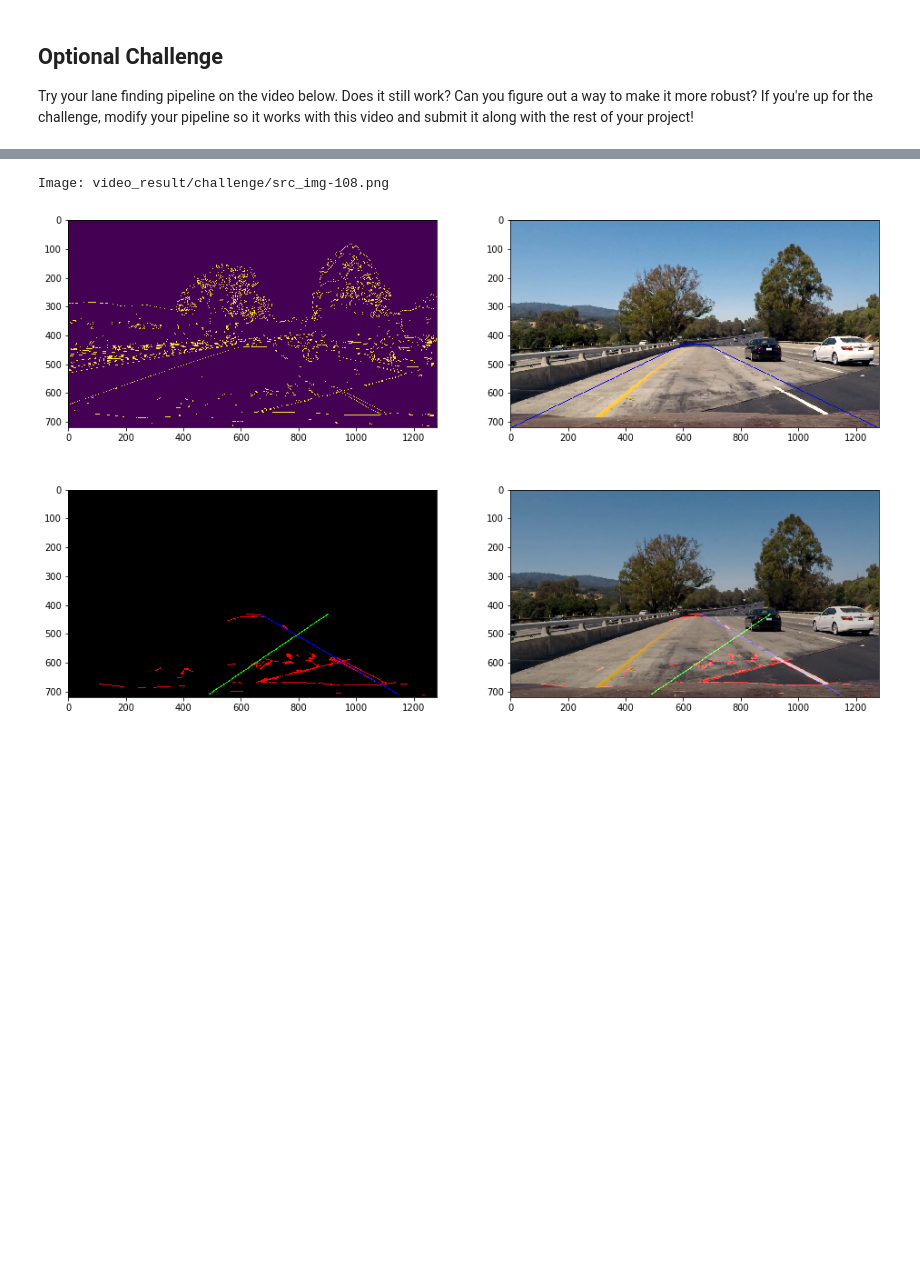
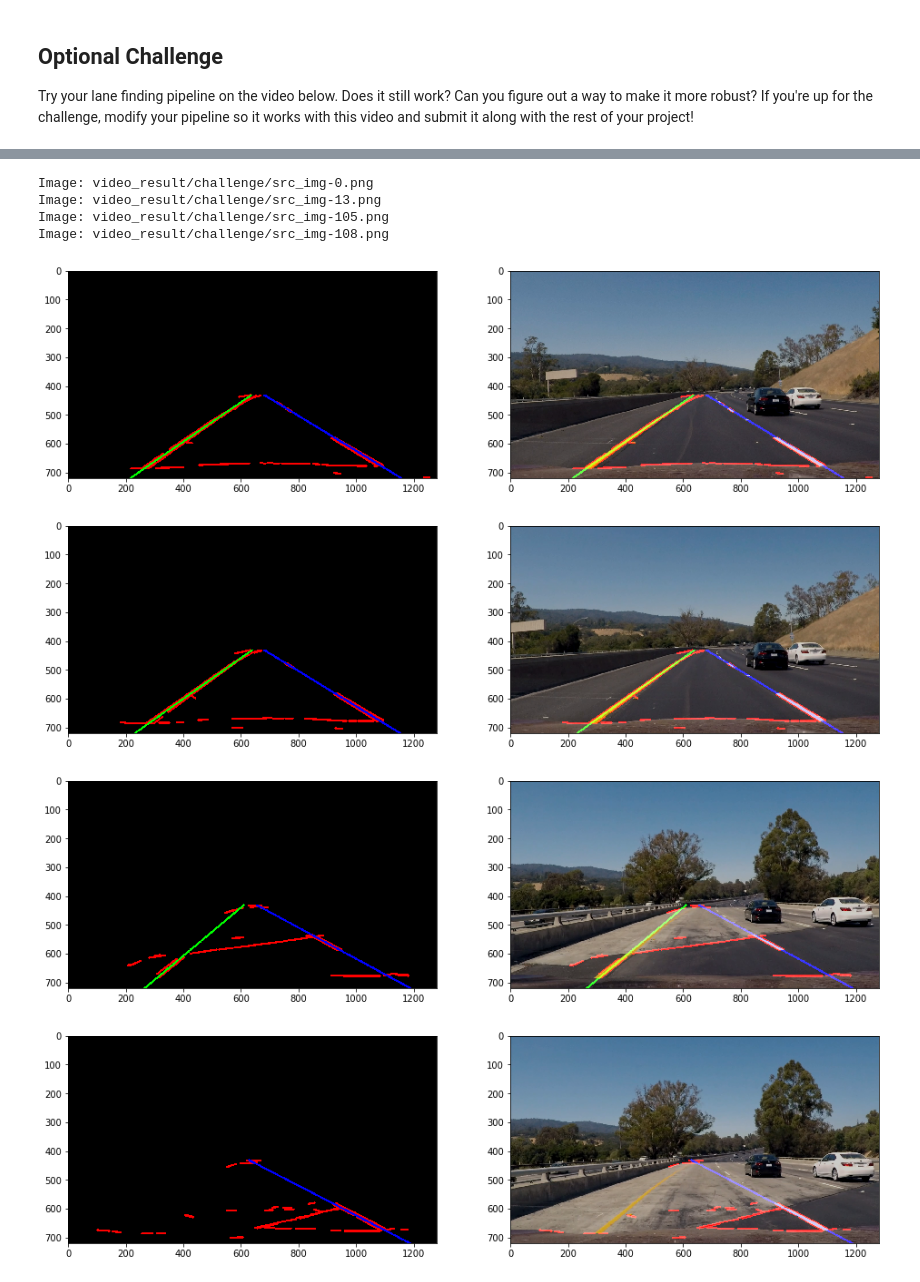
Before and after one commit to amemetov/sdc-term1-prj1-lane-lines, a Jupyter notebook: P1.ipynb, the cells around one changed output, grey strips where cells are left out. Cells and saved outputs as stored; diff of their text form; code cells hidden in the pictures; blank space fills up the shorter version.

```diff
--- a/P1.ipynb
+++ b/P1.ipynb
@@ -260,7 +260,7 @@ canny_high_threshold = 170
 ht_rho = 1             # distance resolution in pixels of the Hough grid
 ht_theta = 1*np.pi/180 # angular resolution in radians of the Hough grid
 ht_threshold = 5      # minimum number of votes (intersections in Hough grid cell)
-ht_min_line_len = 10    # minimum number of pixels making up a line
+ht_min_line_len = 20    # minimum number of pixels making up a line
 ht_max_line_gap = 10    # maximum gap in pixels between connectable line segments
 
 
@@ -445,41 +445,47 @@ canny_high_threshold = 170
 ht_rho = 1             # distance resolution in pixels of the Hough grid
 ht_theta = 1*np.pi/180 # angular resolution in radians of the Hough grid
 ht_threshold = 5      # minimum number of votes (intersections in Hough grid cell)
-ht_min_line_len = 10    # minimum number of pixels making up a line
+ht_min_line_len = 20    # minimum number of pixels making up a line
 ht_max_line_gap = 10    # maximum gap in pixels between connectable line segments
 
 
 
 #test_img_files = os.listdir("test_images/")
-test_img_files = [#'src_img-0.png',
-                  #'src_img-13.png',
-                  #'src_img-105.png',
+test_img_files = ['src_img-0.png',
+                  'src_img-13.png',
+                  'src_img-105.png',
                 'src_img-108.png'
 ]
 for f in test_img_files:
     #image = mpimg.imread("video_result/challenge/" + f)
     image_path = "video_result/challenge/" + f
     image = cv2.imread(image_path)
     image = cv2.cvtColor(image, cv2.COLOR_BGR2RGB)
     (edges, roi_img, line_img, lines_edges) = find_lane_lines(image,
                                                               canny_low_threshold, canny_high_threshold,
                                                              ht_rho, ht_theta, ht_threshold, ht_min_line_len, ht_max_line_gap)
 
 
     print('Image: ' + image_path)
     plt.figure(figsize=(16, 10))
 
-    plt.subplot(2, 2, 1)
-    plt.imshow(edges)
+    #plt.subplot(2, 2, 1)
+    #plt.imshow(edges)
 
-    plt.subplot(2, 2, 2)
-    plt.imshow(roi_img)
+    #plt.subplot(2, 2, 2)
+    #plt.imshow(roi_img)
 
     plt.subplot(2, 2, 3)
     plt.imshow(line_img)
 
     plt.subplot(2, 2, 4)
     plt.imshow(lines_edges)
 # %% [output]
+Image: video_result/challenge/src_img-0.png
+Image: video_result/challenge/src_img-13.png
+Image: video_result/challenge/src_img-105.png
 Image: video_result/challenge/src_img-108.png
-[figure, old version]
+[figure, new version]
+[figure, added]
+[figure, added]
+[figure, added]
```
Also changed, not shown: parts of 4 cells of this notebook, 1 other file.
